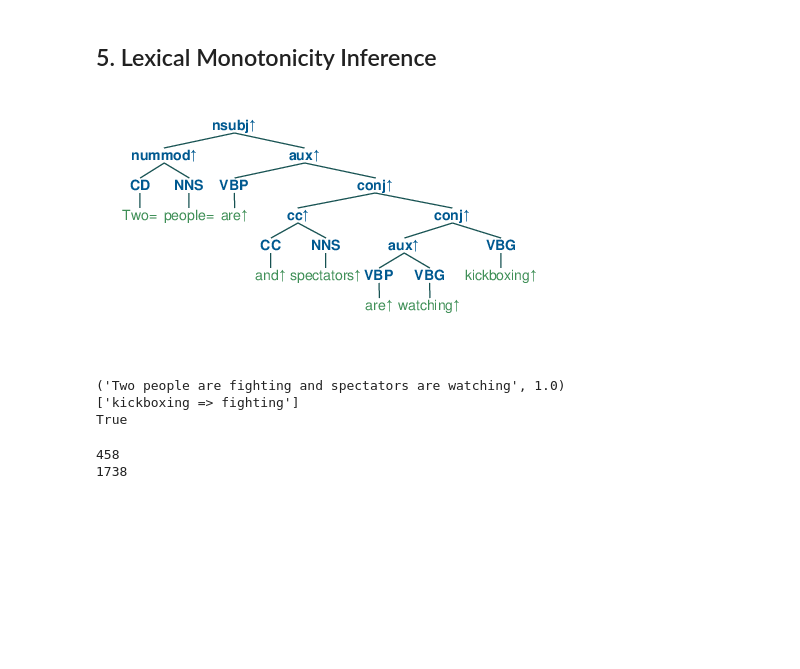
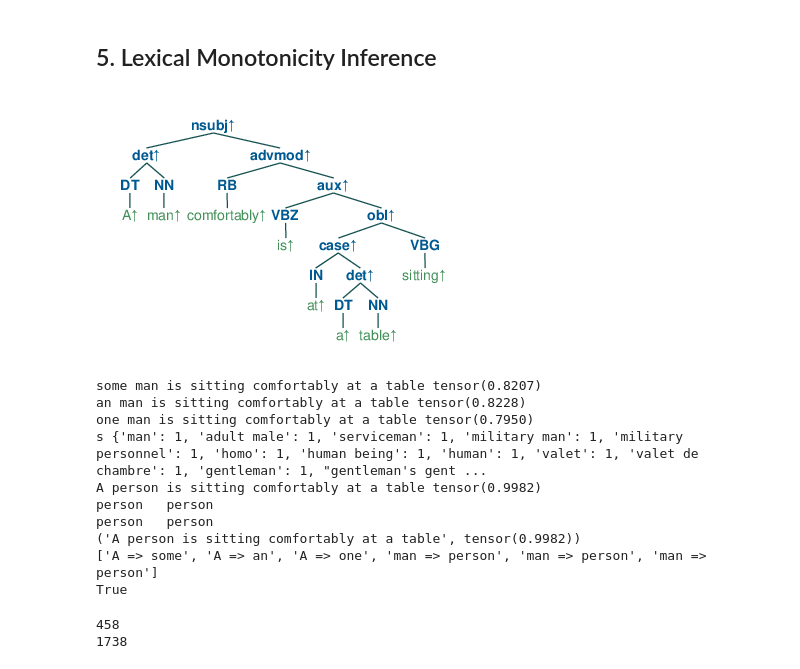
Before and after one commit to eric11eca/NeuralLog, a Jupyter notebook: src/UdepLog.ipynb, the cells around one changed output. Saved outputs shown, nothing was run; the diff lists cells and outputs as text; code cells hidden in the pictures; blank space fills up the shorter version.

```diff
--- a/src/UdepLog.ipynb
+++ b/src/UdepLog.ipynb
@@ -22,7 +22,7 @@ def jupyter_draw_nltk_tree(tree):
     os.system('rm -rf ../data/tree.ps')
     cf.print_to_file('../data/tree.ps')
     cf.destroy()
-    os.system('convert ../data/tree.ps ../data/tree.png')
+    os.system('magick convert ../data/tree.ps ../data/tree.png')
     display(Image(filename='../data/tree.png'))
 # %% [markdown]
 ## 2. BERT Model for Pharaphrase
@@ -75,7 +75,13 @@ from Udep2Mono.polarization import PolarizationPipeline
 # %%
 from sentence_transformers import SentenceTransformer, util
 sentenceTransformer = SentenceTransformer("roberta-large-nli-stsb-mean-tokens")
-sentenceTransformer.to('cuda')
+#sentenceTransformer.to('cuda')
+import nltk
+nltk.download('stopwords')
+from nltk.corpus import stopwords
+ign_words = dict()
+for word in stopwords.words('english'):
+    ign_words[word] = 1
 
 def inference_sts(seq1s, seq2s, dist=False):
     embeddings1 = sentenceTransformer.encode(seq1s, convert_to_tensor=True)
@@ -142,7 +152,16 @@ class PhrasalGenerator:
             generation = self.get_generation_type(tree)
             #print(generation, tree.val)
             generation(tree)
-
+    def removeGroup(self, tree):
+        if(tree.val == "nmod"):
+            if(tree.right.is_tree and tree.right.left.val.lower() == "a"):
+                if(tree.left.is_tree and tree.left.left.val.lower() == "of"):
+                    noun = tree.left.right
+                    group = tree.right.right
+                    self.delete_modifier(tree, noun)
+                    self.delete_modifier(tree, group)
+                    return True
+        return False
     def get_generation_type(self, tree):
         if tree.val in self.mod_special:
             return self.generate_special
@@ -203,7 +222,9 @@ class PhrasalGenerator:
 
     def delete_left_modifier(self, tree):
         #print("Delet: ", tree.left.val)
-        self.delete_modifier(tree, tree.right)
+        group = self.removeGroup(tree)
+        if(not group):
+            self.delete_modifier(tree, tree.right)
 
     def delete_right_modifier(self, tree):
         #print("Delet: ", tree.right.val)
@@ -456,9 +477,9 @@ class PhrasalGenerator:
             return
 
         similarity = inference_sts([sentence], [self.hypothesis])
-        print(sentence, similarity)
-        if similarity > 0.6:
-            self.tree_log.append((tree_copy, sentence, similarity))
+        #print(sentence, similarity)
+
+        self.tree_log.append((tree_copy, sentence, similarity))
         if similarity > 0.97:
             self.tree_log = []
             self.tree_log.append((tree_copy, sentence, similarity))
@@ -554,8 +575,8 @@ def collect_modifiers(tree, sent_set, mod_type="NN"):
 import pprint
 pp = pprint.PrettyPrinter(indent=4)
 
-up = ["A group of scouts are hiking through the grass"]
-up_h = ["People are walking"]
+up = ["A group of boys are playing with a ball, in front of a large door made of wood"]
+up_h = [ entail_hypo[71]]
 
 annotations = []
 phrasalGenerator = PhrasalGenerator()
@@ -828,8 +881,8 @@ class LexicalGenerator:
 # %%
 from tqdm import tqdm
 
-sentences = ["Two people are kickboxing and spectators are watching"]
-hypotheses = ["Two people are fighting and spectators are watching"]
+sentences = ["A man is sitting comfortably at a table"]
+hypotheses = ["A person is sitting comfortably at the table"]
 
 pipeline = PolarizationPipeline(verbose=0)
 lexicalGenerator = LexicalGenerator()
@@ -846,38 +899,46 @@ for premise, hypothesis in zip(sentences, hypotheses):
     for word in h_parsed[2]:
         pos = h_parsed[2][word][1]
         if 'NN' in pos or 'JJ' in pos or 'VB' in pos:
-            key_tokens.add(h_parsed[2][word][0])
+            if(not ign_words.get(h_parsed[2][word][0],0)):
+                key_tokens.add(h_parsed[2][word][0])
 
     #print("\n====================================")
     #print("\nInit Premise: " + premise)
     #print("\nHypothesis: " + hypothesis)
 
     #tokenized = tokenizer(hypothesis).sentences[0].words
     #tokens = {}
     #lemmatizer = WordNetLemmatizer()
     #for tok in tokenized:
     #    tokens[lemmatizer.lemmatize(tok.text)] = tok.text
     lexicalGenerator.hypothesis_tokens = key_tokens
 
     annotation = pipeline.single_polarization(premise)
     polarized = pipeline.postprocess(annotation['polarized_tree'], {})
     btreeViz = Tree.fromstring(polarized.replace('[', '(').replace(']', ')'))
     jupyter_draw_nltk_tree(btreeViz)
 
     lexicalGenerator.hypothesis = hypothesis.replace(',', '')
     lexicalGenerator.deptree_generate(annotation['polarized_tree'])
 
     for gen_tree in lexicalGenerator.tree_log:
         print((gen_tree[1], gen_tree[2]))
     for anti_tree in lexicalGenerator.anti_tree_log:
         print((anti_tree[1], anti_tree[2]))
 
     print(lexicalGenerator.replacement_log)
     print(lexicalGenerator.stop_critarion)
 # %% [output]
-[figure, old version]
+[figure, new version]
-('Two people are fighting and spectators are watching', 1.0)
-['kickboxing => fighting']
+some man is sitting comfortably at a table tensor(0.8207)
+an man is sitting comfortably at a table tensor(0.8228)
+one man is sitting comfortably at a table tensor(0.7950)
+s {'man': 1, 'adult male': 1, 'serviceman': 1, 'military man': 1, 'military personnel': 1, 'homo': 1, 'human being': 1, 'human': 1, 'valet': 1, 'valet de chambre': 1, 'gentleman': 1, "gentleman's gent ...
+A person is sitting comfortably at a table tensor(0.9982)
+person   person
+person   person
+('A person is sitting comfortably at a table', tensor(0.9982))
+['A => some', 'A => an', 'A => one', 'man => person', 'man => person', 'man => person']
 True
 # %%
 MED_upward = []
```
Also changed, not shown: parts of 30 cells of this notebook, 3 other files.
